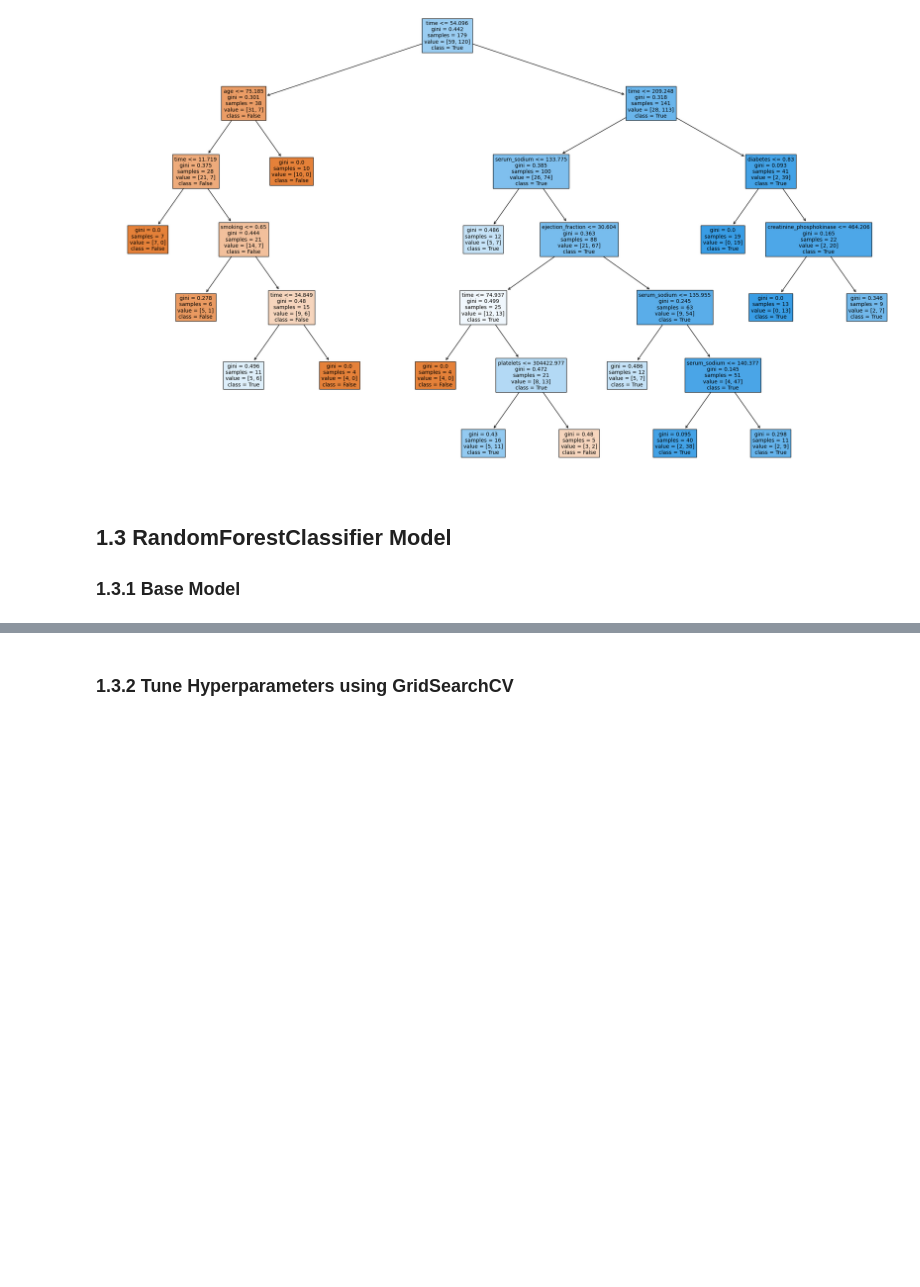
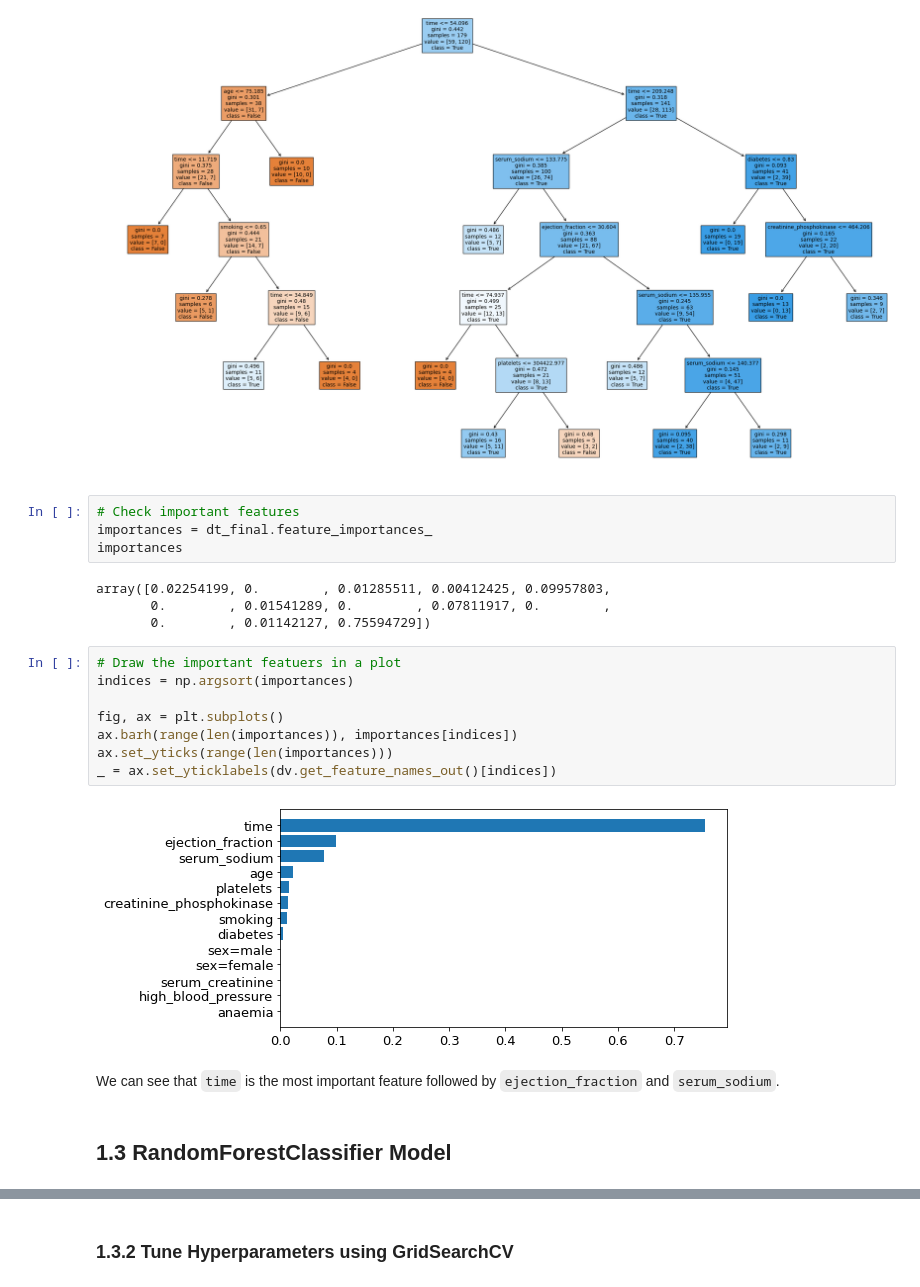
Before and after one commit to mdrkb/mlcamp, a Jupyter notebook: 07-midterm-project/notebook.ipynb, the cells around one changed output, grey strips where cells are left out. Cells and saved outputs as stored; diff of their text form; blank space fills up the shorter version.

```diff
--- a/07-midterm-project/notebook.ipynb
+++ b/07-midterm-project/notebook.ipynb
@@ -528,7 +528,25 @@ plt.show()
 # Double click to zoom the plot
 # %% [output]
 [figure]
+# %%
+# Check important features
+importances = dt_final.feature_importances_
+importances
+# %% [output]
+array([0.02254199, 0.        , 0.01285511, 0.00412425, 0.09957803,
+       0.        , 0.01541289, 0.        , 0.07811917, 0.        ,
+       0.        , 0.01142127, 0.75594729])
+# %%
+# Draw the important featuers in a plot
+indices = np.argsort(importances)
+
+fig, ax = plt.subplots()
+ax.barh(range(len(importances)), importances[indices])
+ax.set_yticks(range(len(importances)))
+_ = ax.set_yticklabels(dv.get_feature_names_out()[indices])
+# %% [output]
+[figure, added]
+# %% [markdown]
+We can see that `time` is the most important feature followed by `ejection_fraction` and `serum_sodium`.
 # %% [markdown]
 ## 1.3 RandomForestClassifier Model
-
-### 1.3.1 Base Model
```
Also changed, not shown: parts of 25 cells of this notebook.
